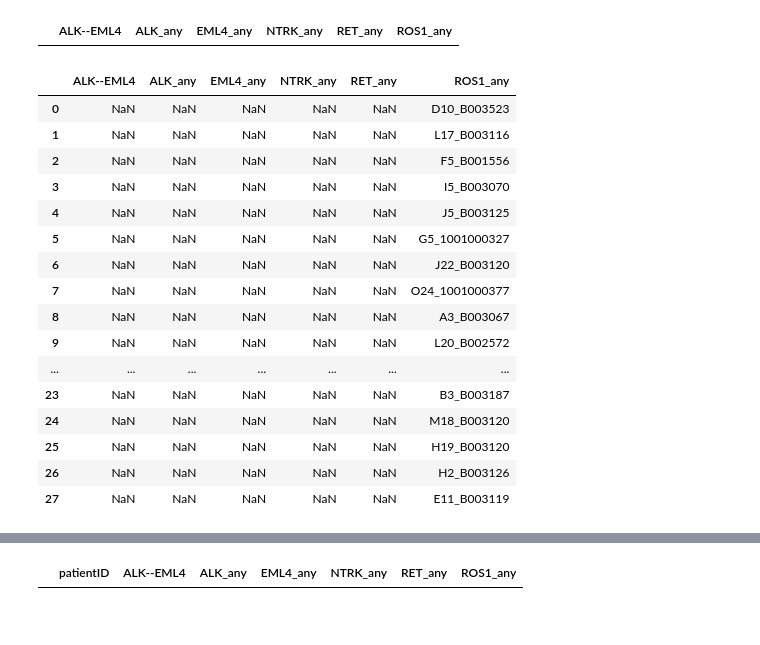
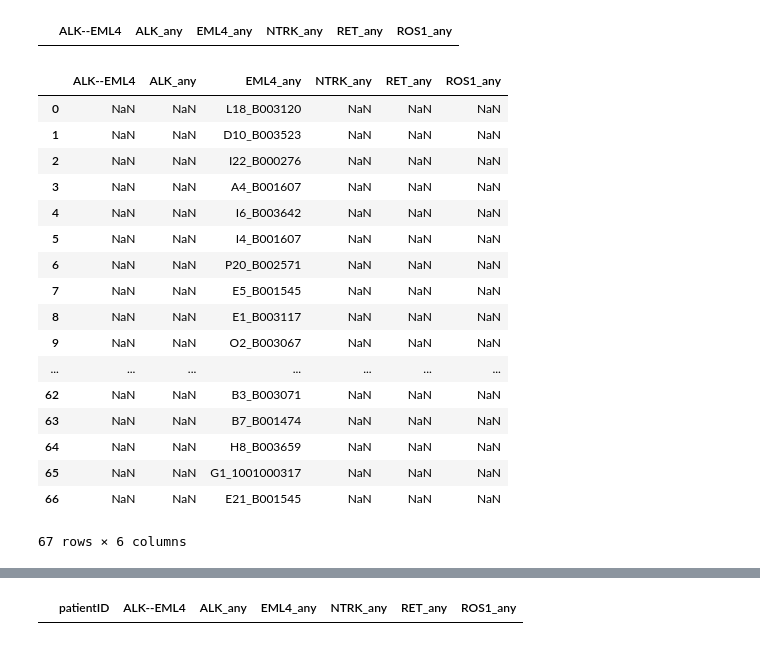
Before and after one commit to czbiohub/fusion_detection_pipeline, a Jupyter notebook: fusionSearch/fusions_x_patient_notebook.ipynb, the cells around one changed output, grey strips where cells are left out. Drawn from its saved outputs; the diff is of its cells as text; code cells hidden in the pictures.

```diff
--- a/fusionSearch/fusions_x_patient_notebook.ipynb
+++ b/fusionSearch/fusions_x_patient_notebook.ipynb
@@ -97,0 +106,8 @@ ROS1_any
+# %%
+EML4_any = pd.read_csv('./out/EML4.query.out.csv', header=None)
+EML4_any = EML4_any.drop([0])
+EML4_any.columns = ['cellName', 'fusionFound']
+toKeep = EML4_any['fusionFound'] == 1
+EML4_any = EML4_any[toKeep]
+EML4_any = EML4_any.reset_index(drop=True)
+EML4_any
@@ -118,24 +207,25 @@ fusionsDF
 # %% [output]
 |  | ALK--EML4 | ALK_any | EML4_any | NTRK_any | RET_any | ROS1_any |
 # %%
-fusionsDF['ROS1_any'] = pd.Series(ROS1_any[0])
+fusionsDF['EML4_any'] = pd.Series(EML4_any['cellName'])
 fusionsDF
 # %% [output]
 |  | ALK--EML4 | ALK_any | EML4_any | NTRK_any | RET_any | ROS1_any |
-| 0 | NaN | NaN | NaN | NaN | NaN | D10_B003523 |
-| 1 | NaN | NaN | NaN | NaN | NaN | L17_B003116 |
-| 2 | NaN | NaN | NaN | NaN | NaN | F5_B001556 |
-| 3 | NaN | NaN | NaN | NaN | NaN | I5_B003070 |
-| 4 | NaN | NaN | NaN | NaN | NaN | J5_B003125 |
-| 5 | NaN | NaN | NaN | NaN | NaN | G5_1001000327 |
-| 6 | NaN | NaN | NaN | NaN | NaN | J22_B003120 |
-| 7 | NaN | NaN | NaN | NaN | NaN | O24_1001000377 |
-| 8 | NaN | NaN | NaN | NaN | NaN | A3_B003067 |
-| 9 | NaN | NaN | NaN | NaN | NaN | L20_B002572 |
+| 0 | NaN | NaN | L18_B003120 | NaN | NaN | NaN |
+| 1 | NaN | NaN | D10_B003523 | NaN | NaN | NaN |
+| 2 | NaN | NaN | I22_B000276 | NaN | NaN | NaN |
+| 3 | NaN | NaN | A4_B001607 | NaN | NaN | NaN |
+| 4 | NaN | NaN | I6_B003642 | NaN | NaN | NaN |
+| 5 | NaN | NaN | I4_B001607 | NaN | NaN | NaN |
+| 6 | NaN | NaN | P20_B002571 | NaN | NaN | NaN |
+| 7 | NaN | NaN | E5_B001545 | NaN | NaN | NaN |
+| 8 | NaN | NaN | E1_B003117 | NaN | NaN | NaN |
+| 9 | NaN | NaN | O2_B003067 | NaN | NaN | NaN |
 | ... | ... | ... | ... | ... | ... | ... |
-| 23 | NaN | NaN | NaN | NaN | NaN | B3_B003187 |
-| 24 | NaN | NaN | NaN | NaN | NaN | M18_B003120 |
-| 25 | NaN | NaN | NaN | NaN | NaN | H19_B003120 |
-| 26 | NaN | NaN | NaN | NaN | NaN | H2_B003126 |
-| 27 | NaN | NaN | NaN | NaN | NaN | E11_B003119 |
+| 62 | NaN | NaN | B3_B003071 | NaN | NaN | NaN |
+| 63 | NaN | NaN | B7_B001474 | NaN | NaN | NaN |
+| 64 | NaN | NaN | H8_B003659 | NaN | NaN | NaN |
+| 65 | NaN | NaN | G1_1001000317 | NaN | NaN | NaN |
+| 66 | NaN | NaN | E21_B001545 | NaN | NaN | NaN |
+67 rows × 6 columns
 # %%
```
Also changed, not shown: parts of 16 cells of this notebook, 1 other file.
